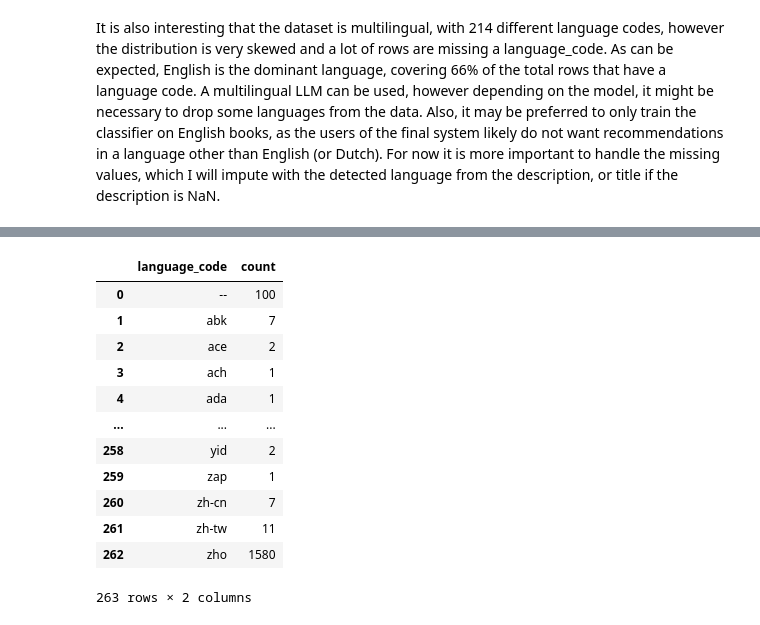
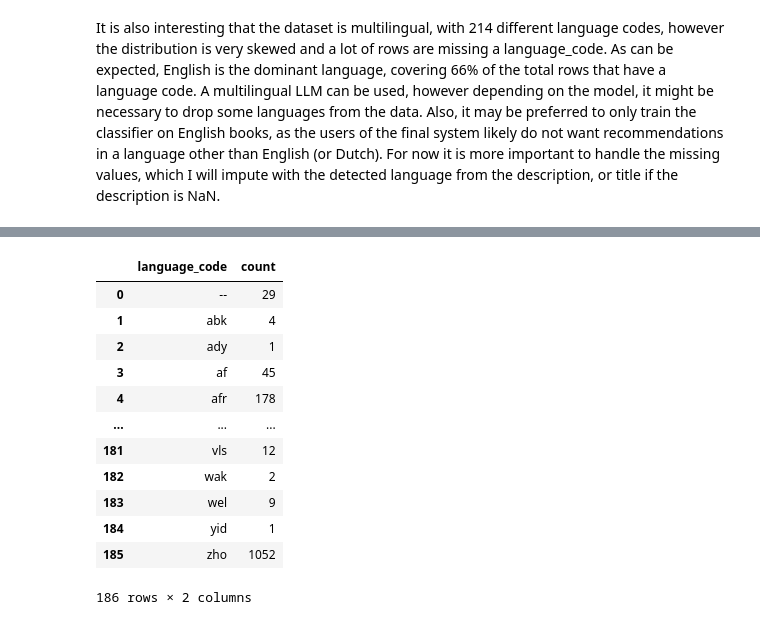
Before and after one commit to FrisoHarlaar/MSc-Data-Science-Thesis, a Jupyter notebook: Exploratory Data Analysis.ipynb, the cells around one changed output, grey strips where cells are left out. Cells and saved outputs as stored; diff of their text form; code cells hidden in the pictures.

```diff
--- a/Exploratory Data Analysis.ipynb
+++ b/Exploratory Data Analysis.ipynb
@@ -361,18 +546,19 @@ Name: description_word_counts, Length: 2074445, dtype: float64
 # %%
 %matplotlib inline
 
-df['description_word_counts'] = df['description_word_counts'].astype('Int64')
-print(df['description_word_counts'].describe())
+df_dedup['description_word_counts'] = df_dedup['description_word_counts'].astype('Int64')
+print(df_dedup['description_word_counts'].describe())
 
-fig, ax = plt.subplots(1, 2, figsize=(16, 6))
+fig, ax = plt.subplots(2, 1, figsize=(5, 8))
 
-sns.histplot(x=df['description_word_counts'], ax=ax[0])
-ax[0].set_title('Histogram of Description Word Counts')
+sns.histplot(x=df_dedup['description_word_counts'], ax=ax[0])
+# ax[0].set_title('Histogram of Description Word Counts')
 ax[0].set_xlabel('Word Count')
 
-sns.boxplot(x=df['description_word_counts'], ax=ax[1])
-ax[1].set_title('Boxplot of Description Word Counts')
+sns.boxplot(x=df_dedup['description_word_counts'], ax=ax[1])
+# ax[1].set_title('Boxplot of Description Word Counts')
 ax[1].set_xlabel('Word Count')
 
 plt.tight_layout()
+# plt.savefig('description_word_counts.png', dpi=300, bbox_inches='tight')
 # %% [output]
@@ -389,7 +575,7 @@ Name: description_word_counts, dtype: Float64
 # %% [markdown]
 ## Book size (number of pages)
 # %%
-df['num_pages'] = df['num_pages'].astype('Int64')
+df_dedup['num_pages'] = df_dedup['num_pages'].astype('Int64')
 
-print(df['num_pages'].describe())
+print(df_dedup['num_pages'].describe())
 # %% [output]
@@ -479,38 +654,47 @@ Dutch books:
 # %%
+import pandas as pd
 from langdetect import detect, DetectorFactory
 from tqdm.notebook import tqdm
 
-# random seed
+# seed for reproducibility
 DetectorFactory.seed = 749
-
 tqdm.pandas()
 
+# 1. Cast language_code back to a regular object (string) so you can assign arbitrary new codes
+df_dedup['language_code'] = df_dedup['language_code'].astype('object')
+
+# 2. Define your detector
 def detect_language_from_description_or_title(row):
-    text = row.get('description', '')
-    if pd.isnull(text) or text.strip() == "":
-        text = row.get('title', '')
+    text = row.get('description') or row.get('title') or ""
     try:
-        return detect(text) if text and text.strip() != "" else None
-    except Exception:
+        return detect(text) if text.strip() else None
+    except:
         return None
 
-mask = df['language_code'].isnull()
+# 3. Fill only the missing ones
+mask = df_dedup['language_code'].isnull()
+df_dedup.loc[mask, 'language_code'] = (
+    df_dedup.loc[mask]
+          .progress_apply(detect_language_from_description_or_title, axis=1)
+)
 
-df.loc[mask, 'language_code'] = df.loc[mask].progress_apply(detect_language_from_description_or_title, axis=1)
+# 4. (Optional) If you want to go back to a categorical dtype
+df_dedup['language_code'] = df_dedup['language_code'].astype('category')
 
-row_counts = df.groupby('language_code').size().reset_index(name='count')
+# 5. Inspect
+row_counts = df_dedup.groupby('language_code').size().reset_index(name='count')
 display(row_counts)
 # %% [output]
 |  | language_code | count |
-| 0 | -- | 100 |
-| 1 | abk | 7 |
-| 2 | ace | 2 |
-| 3 | ach | 1 |
-| 4 | ada | 1 |
+| 0 | -- | 29 |
+| 1 | abk | 4 |
+| 2 | ady | 1 |
+| 3 | af | 45 |
+| 4 | afr | 178 |
 | ... | ... | ... |
-| 258 | yid | 2 |
-| 259 | zap | 1 |
-| 260 | zh-cn | 7 |
-| 261 | zh-tw | 11 |
-| 262 | zho | 1580 |
+| 181 | vls | 12 |
+| 182 | wak | 2 |
+| 183 | wel | 9 |
+| 184 | yid | 1 |
+| 185 | zho | 1052 |
-263 rows × 2 columns
+186 rows × 2 columns
```
Also changed, not shown: parts of 22 cells of this notebook, 3 other files.
